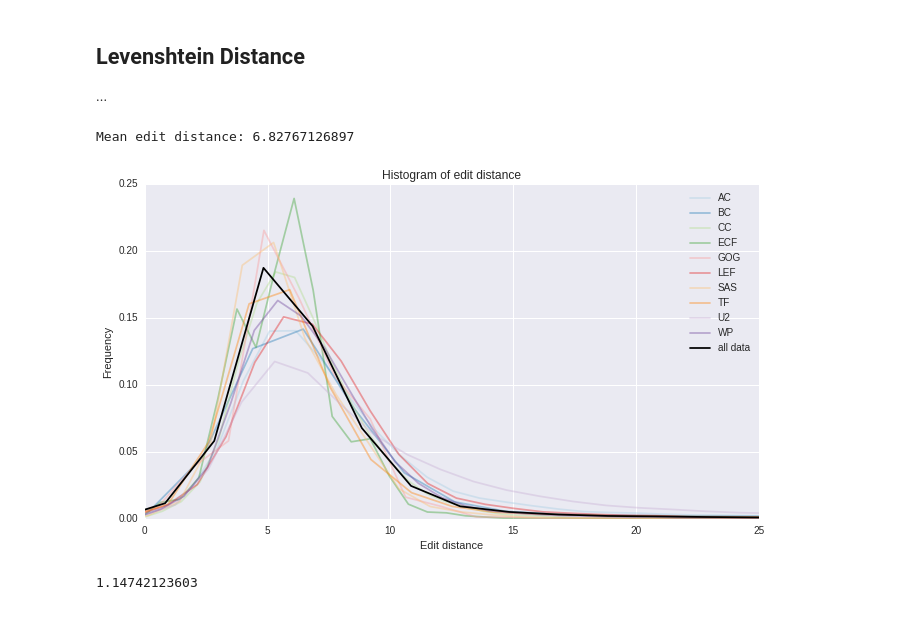
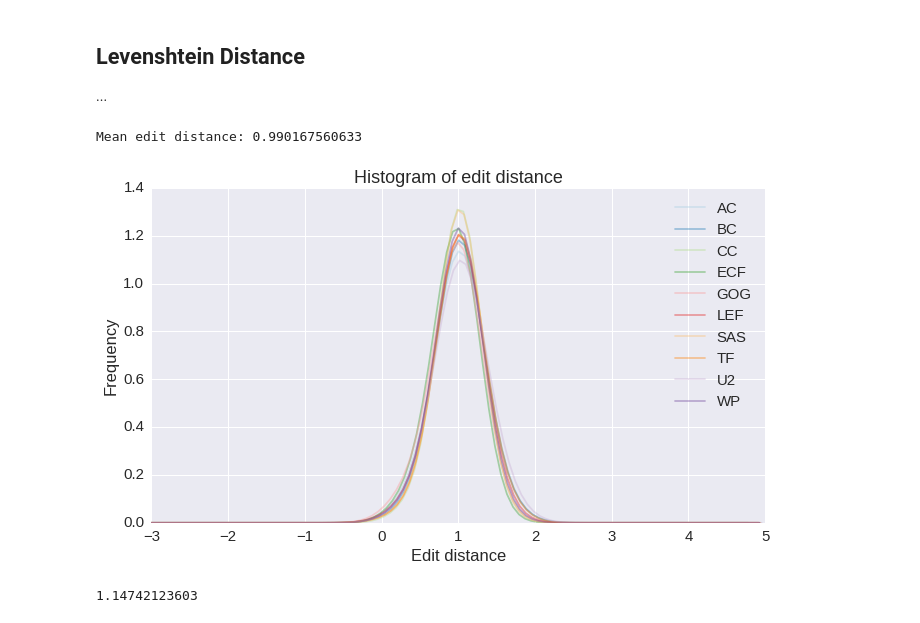
Before and after one commit to louweal/wordgame, a Jupyter notebook: notebooks/Word length.ipynb, the cells around one changed output. Drawn from its saved outputs; the diff is of its cells as text; code cells hidden in the pictures.

```diff
--- a/notebooks/Word length.ipynb
+++ b/notebooks/Word length.ipynb
@@ -113,32 +113,33 @@ plt.show()
 # %%
 import Levenshtein
 
 def levenshtein(r):
 	return Levenshtein.distance(r.word1, r.word2)
 
 #calculate levenstein distance on each row and add to dataframe
 df['edit'] = df.apply(levenshtein, axis=1)
+df['edit'] = df['edit']/(0.5*(df['len1']+df['len2']))
 
 #print mean edit distance
 print("Mean edit distance: "+ str(df['edit'].mean()))
 
 #Plot
 plt.figure(figsize=(11, 6))
+#g = sns.distplot(df['edit'], bins=20, kde=False, color="black", label="all data")
 for i in range(0,10):
     s = df[df['sourceID']==i]
-    g = sns.kdeplot(s['edit'], alpha=0.4, label=sources_list[i], color=pal[i])
-g = sns.kdeplot(df['edit'], color="black", label="all data")
+    g = sns.kdeplot(s['edit'], alpha=0.4, label=sources_list[i], color=pal[i], bw=1)
 plt.title('Histogram of edit distance')
 plt.xlabel('Edit distance')
 plt.ylabel('Frequency')
 plt.legend(loc='upper right')
-axes = plt.gca()
-axes.set_xlim([0,25])
+#axes = plt.gca()
+#axes.set_xlim([0,25])
 #axes.set_ylim([0,0.015])
 plt.show()
 # %% [output]
-Mean edit distance: 6.82767126897
+Mean edit distance: 0.990167560633
-[figure, old version]
+[figure, new version]
 # %%
 # compute word count
 df['word_count1'] = df['word1'].apply(lambda x:(x.replace('  ',' ').count(' ')+1))
```
Also changed, not shown: parts of 4 cells of this notebook.
